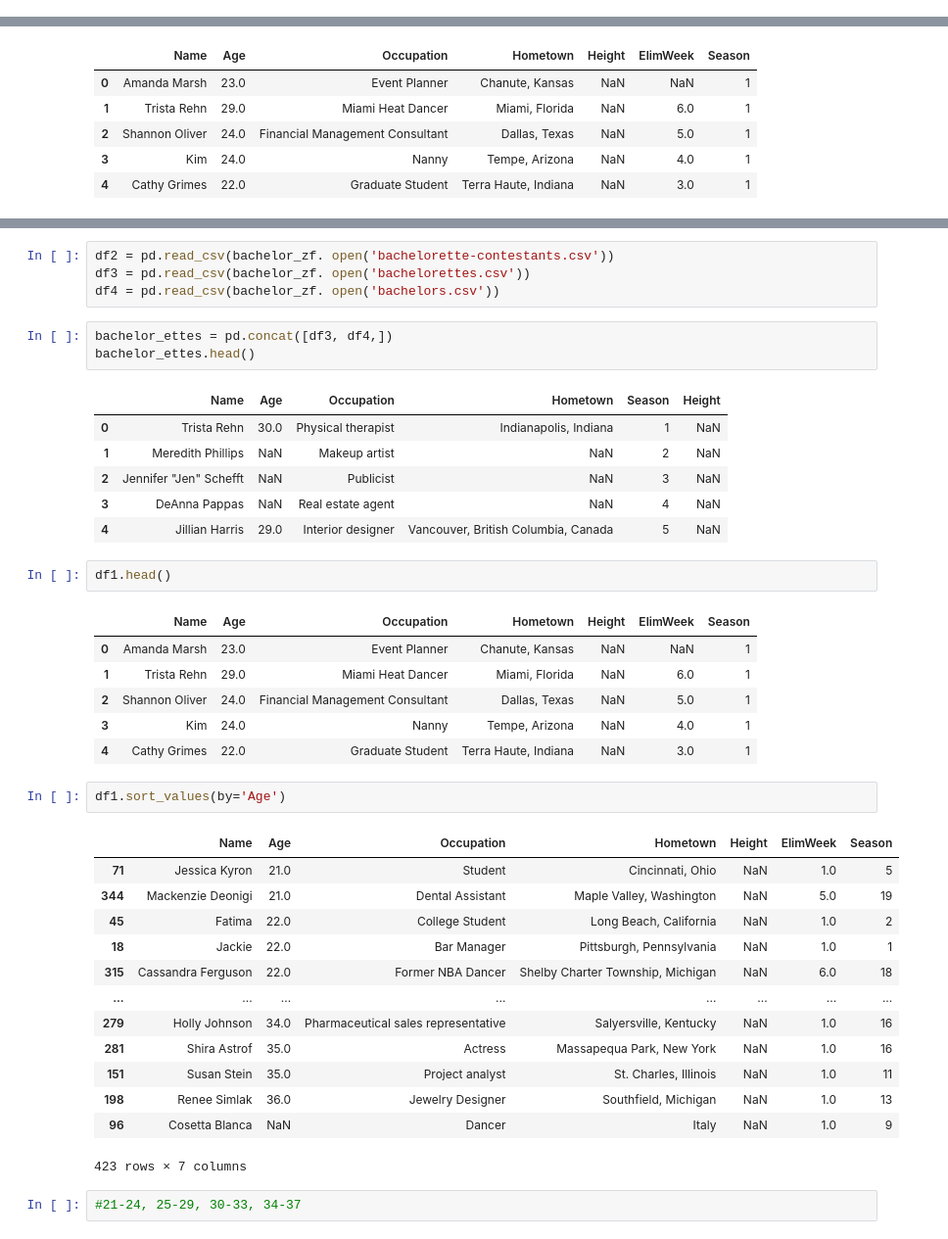
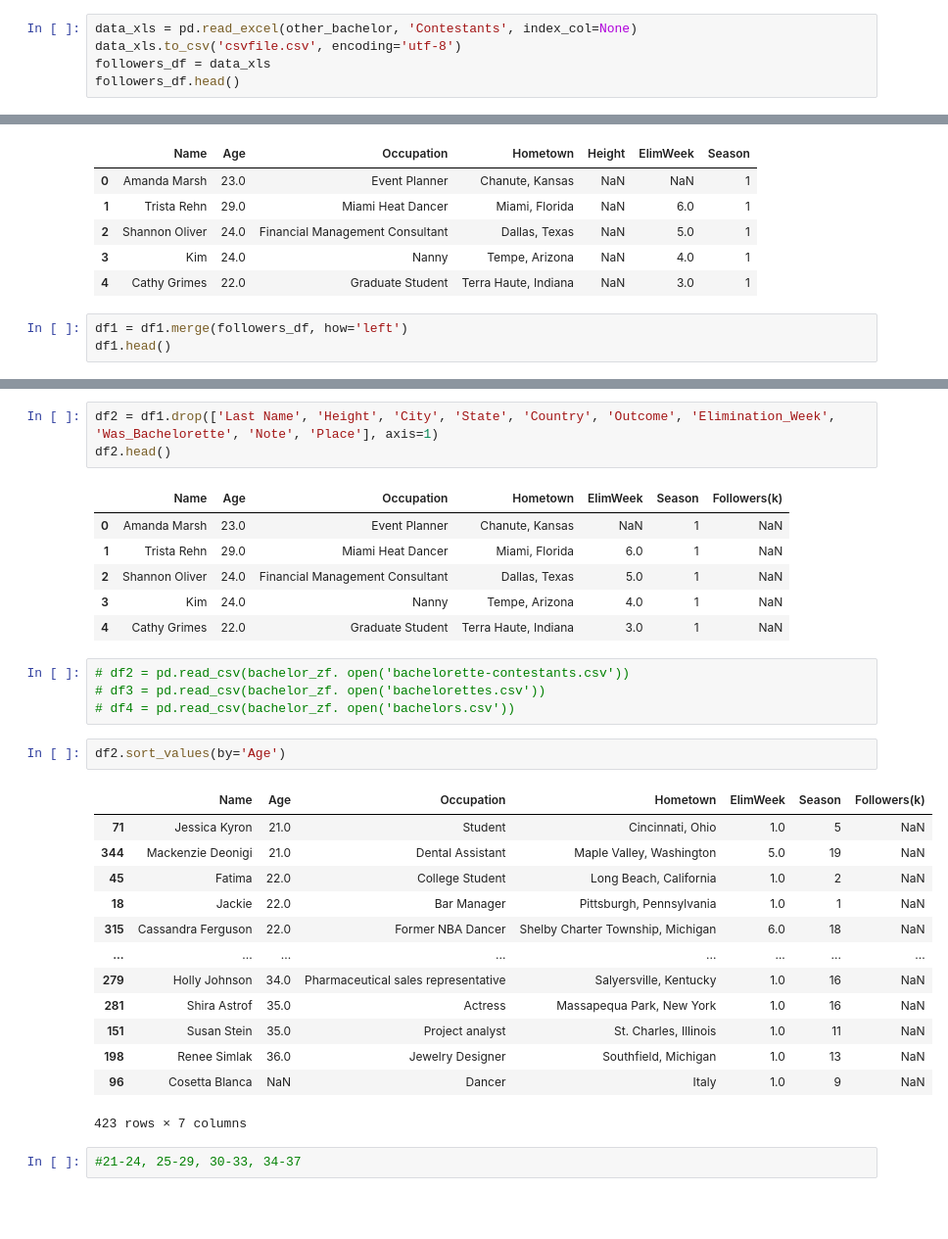
Before and after one commit to WilliamDHughes/smu_project1_bachelor, a Jupyter notebook: Will's Work/the bachelor data cleaning I guess.ipynb, the cells around one changed output, grey strips where cells are left out. Shown at 98% size. Cells and saved outputs as stored; diff of their text form; blank space fills up the shorter version.

```diff
--- a/Will's Work/the bachelor data cleaning I guess.ipynb
+++ b/Will's Work/the bachelor data cleaning I guess.ipynb
@@ -14,0 +18,5 @@ bachelor_zf2.namelist()
+# %%
+data_xls = pd.read_excel(other_bachelor, 'Contestants', index_col=None)
+data_xls.to_csv('csvfile.csv', encoding='utf-8')
+followers_df = data_xls
+followers_df.head()
@@ -22,3 +37,6 @@ df1.head()
 | 2 | Shannon Oliver | 24.0 | Financial Management Consultant | Dallas, Texas | NaN | 5.0 | 1 |
 | 3 | Kim | 24.0 | Nanny | Tempe, Arizona | NaN | 4.0 | 1 |
 | 4 | Cathy Grimes | 22.0 | Graduate Student | Terra Haute, Indiana | NaN | 3.0 | 1 |
+# %%
+df1 = df1.merge(followers_df, how='left')
+df1.head()
@@ -25,41 +50,32 @@ df1.head()
+# %%
+df2 = df1.drop(['Last Name', 'Height', 'City', 'State', 'Country', 'Outcome', 'Elimination_Week', 'Was_Bachelorette', 'Note', 'Place'], axis=1)
+df2.head()
+# %% [output]
+|  | Name | Age | Occupation | Hometown | ElimWeek | Season | Followers(k) |
+| 0 | Amanda Marsh | 23.0 | Event Planner | Chanute, Kansas | NaN | 1 | NaN |
+| 1 | Trista Rehn | 29.0 | Miami Heat Dancer | Miami, Florida | 6.0 | 1 | NaN |
+| 2 | Shannon Oliver | 24.0 | Financial Management Consultant | Dallas, Texas | 5.0 | 1 | NaN |
+| 3 | Kim | 24.0 | Nanny | Tempe, Arizona | 4.0 | 1 | NaN |
+| 4 | Cathy Grimes | 22.0 | Graduate Student | Terra Haute, Indiana | 3.0 | 1 | NaN |
 # %%
-df2 = pd.read_csv(bachelor_zf. open('bachelorette-contestants.csv'))
-df3 = pd.read_csv(bachelor_zf. open('bachelorettes.csv'))
-df4 = pd.read_csv(bachelor_zf. open('bachelors.csv'))
+# df2 = pd.read_csv(bachelor_zf. open('bachelorette-contestants.csv'))
+# df3 = pd.read_csv(bachelor_zf. open('bachelorettes.csv'))
+# df4 = pd.read_csv(bachelor_zf. open('bachelors.csv'))
-# %%
-bachelor_ettes = pd.concat([df3, df4,])
-bachelor_ettes.head()
-# %% [output]
-|  | Name | Age | Occupation | Hometown | Season | Height |
-| 0 | Trista Rehn | 30.0 | Physical therapist | Indianapolis, Indiana | 1 | NaN |
-| 1 | Meredith Phillips | NaN | Makeup artist | NaN | 2 | NaN |
-| 2 | Jennifer "Jen" Schefft | NaN | Publicist | NaN | 3 | NaN |
-| 3 | DeAnna Pappas | NaN | Real estate agent | NaN | 4 | NaN |
-| 4 | Jillian Harris | 29.0 | Interior designer | Vancouver, British Columbia, Canada | 5 | NaN |
-# %%
-df1.head()
-# %% [output]
-|  | Name | Age | Occupation | Hometown | Height | ElimWeek | Season |
-| 0 | Amanda Marsh | 23.0 | Event Planner | Chanute, Kansas | NaN | NaN | 1 |
-| 1 | Trista Rehn | 29.0 | Miami Heat Dancer | Miami, Florida | NaN | 6.0 | 1 |
-| 2 | Shannon Oliver | 24.0 | Financial Management Consultant | Dallas, Texas | NaN | 5.0 | 1 |
-| 3 | Kim | 24.0 | Nanny | Tempe, Arizona | NaN | 4.0 | 1 |
-| 4 | Cathy Grimes | 22.0 | Graduate Student | Terra Haute, Indiana | NaN | 3.0 | 1 |
 # %%
-df1.sort_values(by='Age')
+df2.sort_values(by='Age')
 # %% [output]
-|  | Name | Age | Occupation | Hometown | Height | ElimWeek | Season |
-| 71 | Jessica Kyron | 21.0 | Student | Cincinnati, Ohio | NaN | 1.0 | 5 |
-| 344 | Mackenzie Deonigi | 21.0 | Dental Assistant | Maple Valley, Washington | NaN | 5.0 | 19 |
-| 45 | Fatima | 22.0 | College Student | Long Beach, California | NaN | 1.0 | 2 |
-| 18 | Jackie | 22.0 | Bar Manager | Pittsburgh, Pennsylvania | NaN | 1.0 | 1 |
-| 315 | Cassandra Ferguson | 22.0 | Former NBA Dancer | Shelby Charter Township, Michigan | NaN | 6.0 | 18 |
+|  | Name | Age | Occupation | Hometown | ElimWeek | Season | Followers(k) |
+| 71 | Jessica Kyron | 21.0 | Student | Cincinnati, Ohio | 1.0 | 5 | NaN |
+| 344 | Mackenzie Deonigi | 21.0 | Dental Assistant | Maple Valley, Washington | 5.0 | 19 | NaN |
+| 45 | Fatima | 22.0 | College Student | Long Beach, California | 1.0 | 2 | NaN |
+| 18 | Jackie | 22.0 | Bar Manager | Pittsburgh, Pennsylvania | 1.0 | 1 | NaN |
+| 315 | Cassandra Ferguson | 22.0 | Former NBA Dancer | Shelby Charter Township, Michigan | 6.0 | 18 | NaN |
 | ... | ... | ... | ... | ... | ... | ... | ... |
-| 279 | Holly Johnson | 34.0 | Pharmaceutical sales representative | Salyersville, Kentucky | NaN | 1.0 | 16 |
-| 281 | Shira Astrof | 35.0 | Actress | Massapequa Park, New York | NaN | 1.0 | 16 |
-| 151 | Susan Stein | 35.0 | Project analyst | St. Charles, Illinois | NaN | 1.0 | 11 |
-| 198 | Renee Simlak | 36.0 | Jewelry Designer | Southfield, Michigan | NaN | 1.0 | 13 |
-| 96 | Cosetta Blanca | NaN | Dancer | Italy | NaN | 1.0 | 9 |
+| 279 | Holly Johnson | 34.0 | Pharmaceutical sales representative | Salyersville, Kentucky | 1.0 | 16 | NaN |
+| 281 | Shira Astrof | 35.0 | Actress | Massapequa Park, New York | 1.0 | 16 | NaN |
+| 151 | Susan Stein | 35.0 | Project analyst | St. Charles, Illinois | 1.0 | 11 | NaN |
+| 198 | Renee Simlak | 36.0 | Jewelry Designer | Southfield, Michigan | 1.0 | 13 | NaN |
+| 96 | Cosetta Blanca | NaN | Dancer | Italy | 1.0 | 9 | NaN |
 423 rows × 7 columns
 # %%
 #21-24, 25-29, 30-33, 34-37
```
Also changed, not shown: parts of 13 cells of this notebook, 1 other file.
